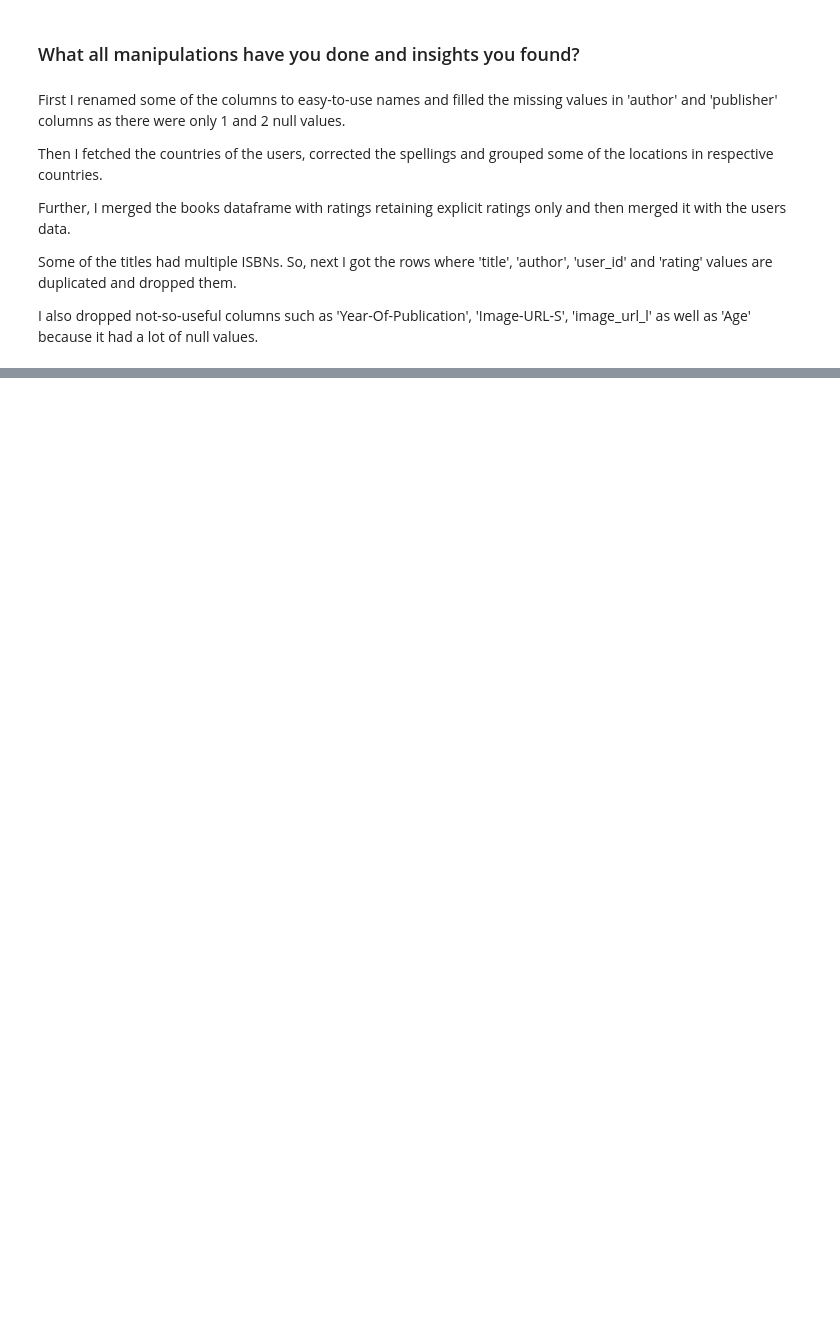
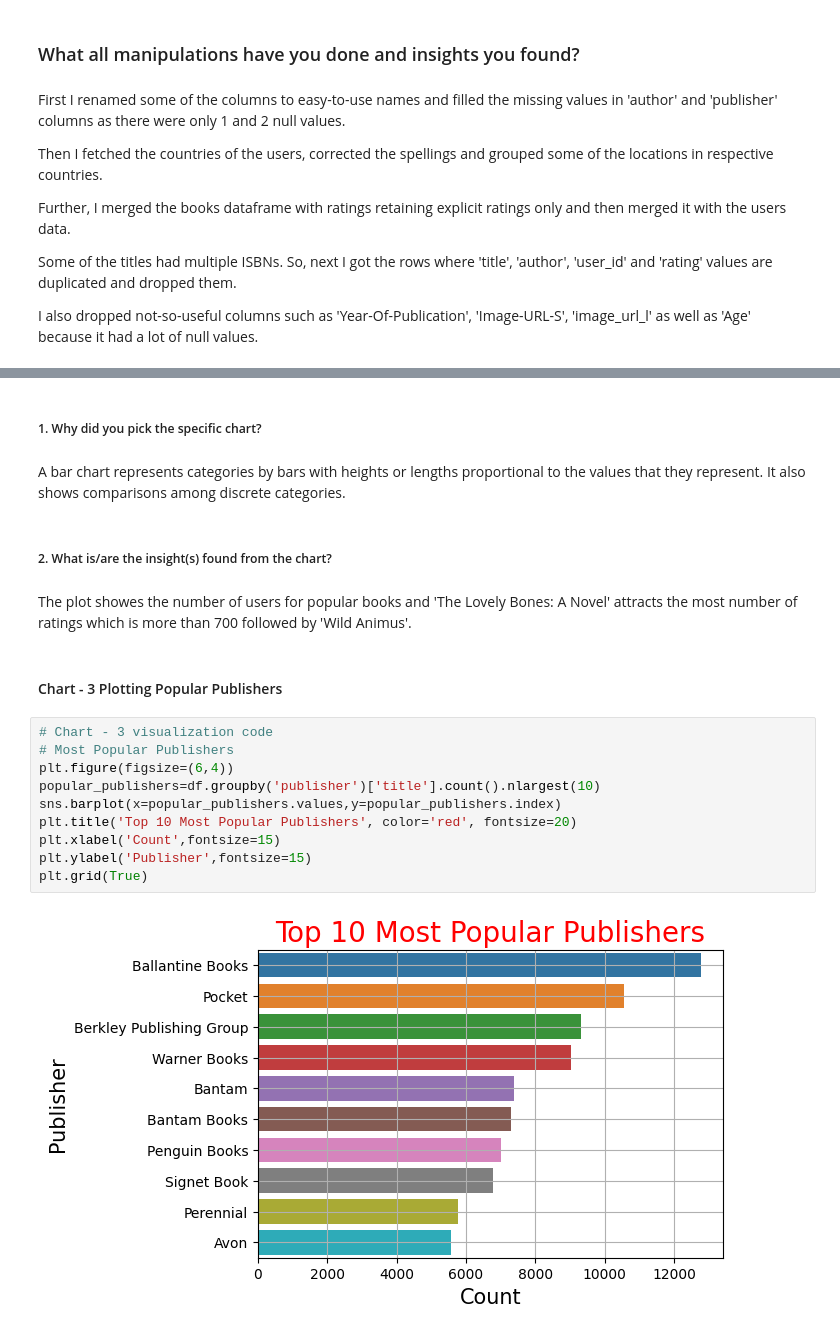
Before and after one commit to DharmeshRV/Book-Recommendation-System, a Jupyter notebook: Book_Recommendation_System.ipynb, the cells around one changed output, grey strips where cells are left out. Saved outputs shown, nothing was run; the diff lists cells and outputs as text; blank space fills up the shorter version.

```diff
--- a/Book_Recommendation_System.ipynb
+++ b/Book_Recommendation_System.ipynb
@@ -545,0 +604,22 @@ I also dropped not-so-useful columns such as 'Year-Of-Publication', 'Image-URL-S
+# %% [markdown]
+##### 1. Why did you pick the specific chart?
+# %% [markdown]
+A bar chart represents categories by bars with heights or lengths proportional to the values that they represent. It also shows comparisons among discrete categories.
+# %% [markdown]
+##### 2. What is/are the insight(s) found from the chart?
+# %% [markdown]
+The plot showes the number of users for popular books and 'The Lovely Bones: A Novel' attracts the most number of ratings which is more than 700 followed by 'Wild Animus'.
+# %% [markdown]
+#### Chart - 3 Plotting Popular Publishers
+# %%
+# Chart - 3 visualization code
+# Most Popular Publishers
+plt.figure(figsize=(6,4))
+popular_publishers=df.groupby('publisher')['title'].count().nlargest(10)
+sns.barplot(x=popular_publishers.values,y=popular_publishers.index)
+plt.title('Top 10 Most Popular Publishers', color='red', fontsize=20)
+plt.xlabel('Count',fontsize=15)
+plt.ylabel('Publisher',fontsize=15)
+plt.grid(True)
+# %% [output]
+[figure, added]
```
Also changed, not shown: parts of 35 cells of this notebook.
